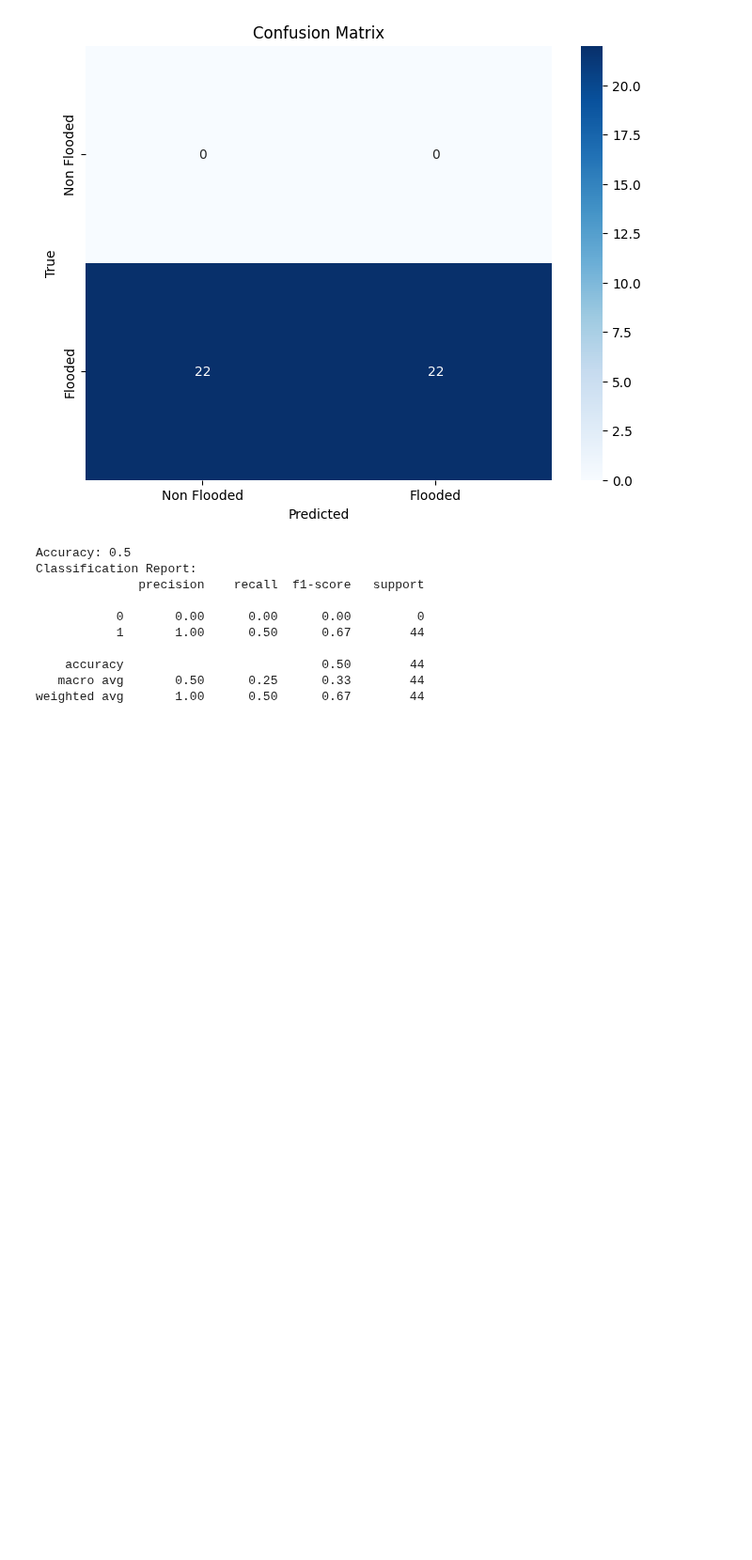
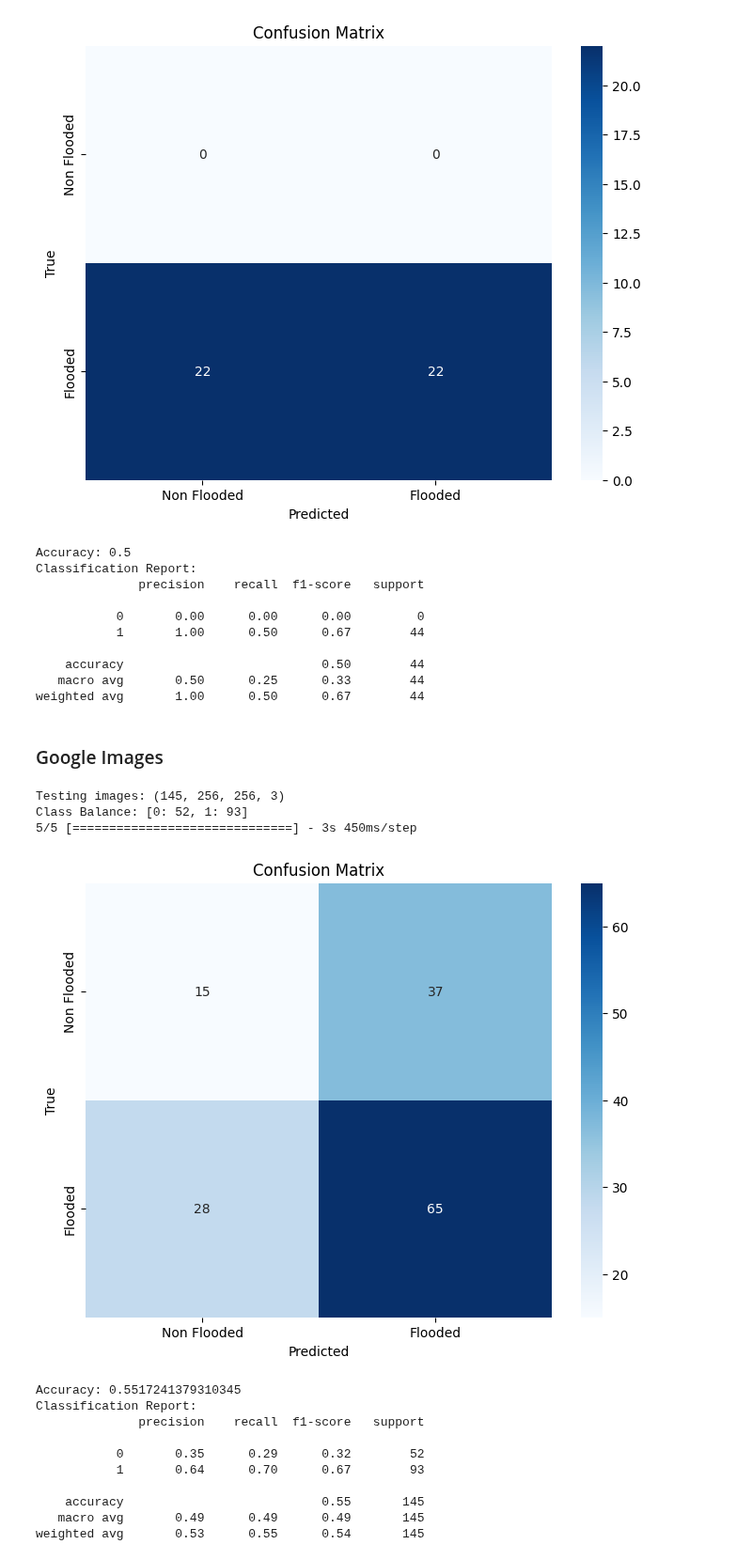
Before and after one commit to AbdulManaf12/Post-Flood-Disaster-Management, a Jupyter notebook: Classification/other_datasets_testing_with_best_model_B.ipynb, the cells around one changed output. Shown at 94% size. Drawn from its saved outputs; the diff is of its cells as text; code cells hidden in the pictures; blank space fills up the shorter version.

```diff
--- a/Classification/other_datasets_testing_with_best_model_B.ipynb
+++ b/Classification/other_datasets_testing_with_best_model_B.ipynb
@@ -200,3 +200,49 @@ Classification Report:
     accuracy                           0.50        44
    macro avg       0.50      0.25      0.33        44
 weighted avg       1.00      0.50      0.67        44
+# %% [markdown]
+### Google Images
+# %%
+def load_pickle(file_path):
+    with open(file_path, 'rb') as f:
+        data = pickle.load(f)
+    return data
+
+
+test_images, test_labels = load_pickle(download_testing)
+print(f'Testing images: {test_images.shape}')
+
+class0 = len([i for i in test_labels if i == 0])
+print(f'Class Balance: [0: {class0}, 1: {len(test_labels)-class0}]')
+
+predictions = model.predict(test_images)
+
+predicted_labels = (predictions > 0.5).astype(int)
+
+conf_matrix = confusion_matrix(test_labels, predicted_labels)
+
+plt.figure(figsize=(8, 6))
+sns.heatmap(conf_matrix, annot=True, fmt='d', cmap='Blues', xticklabels=['Non Flooded', 'Flooded'], yticklabels=['Non Flooded', 'Flooded'])
+plt.xlabel('Predicted')
+plt.ylabel('True')
+plt.title('Confusion Matrix')
+plt.show()
+
+print(f'Accuracy: {accuracy_score(test_labels, predicted_labels)}')
+print("Classification Report:")
+print(classification_report(test_labels, predicted_labels))
+# %% [output]
+Testing images: (145, 256, 256, 3)
+Class Balance: [0: 52, 1: 93]
+5/5 [==============================] - 3s 450ms/step
+[figure, added]
+Accuracy: 0.5517241379310345
+Classification Report:
+              precision    recall  f1-score   support
+
+           0       0.35      0.29      0.32        52
+           1       0.64      0.70      0.67        93
+
+    accuracy                           0.55       145
+   macro avg       0.49      0.49      0.49       145
+weighted avg       0.53      0.55      0.54       145
```
Also changed, not shown: 1 other file.
